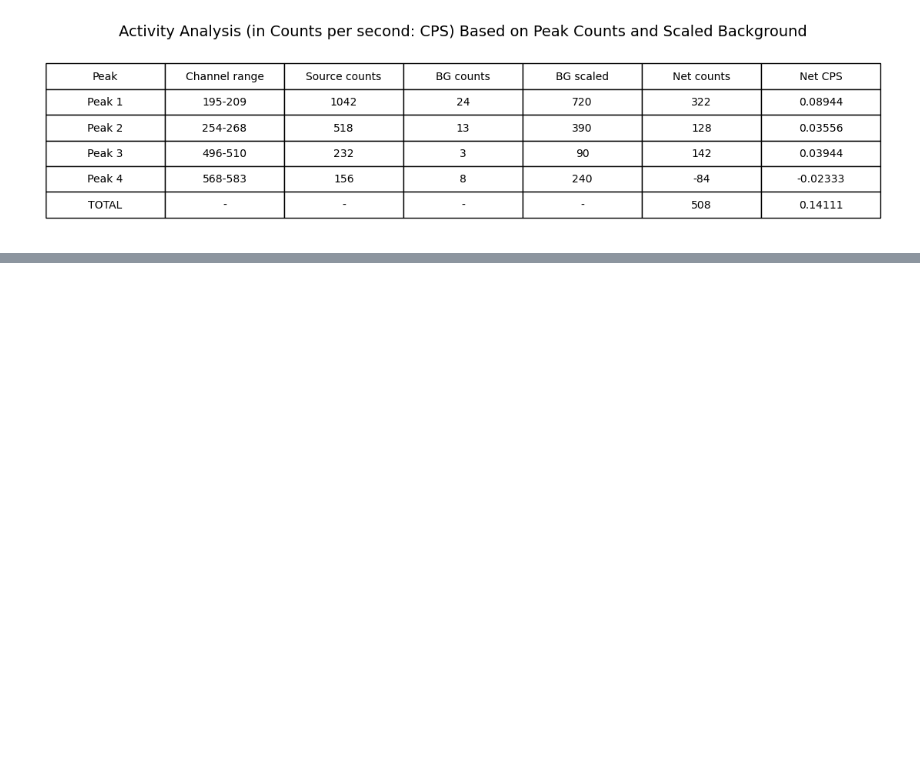
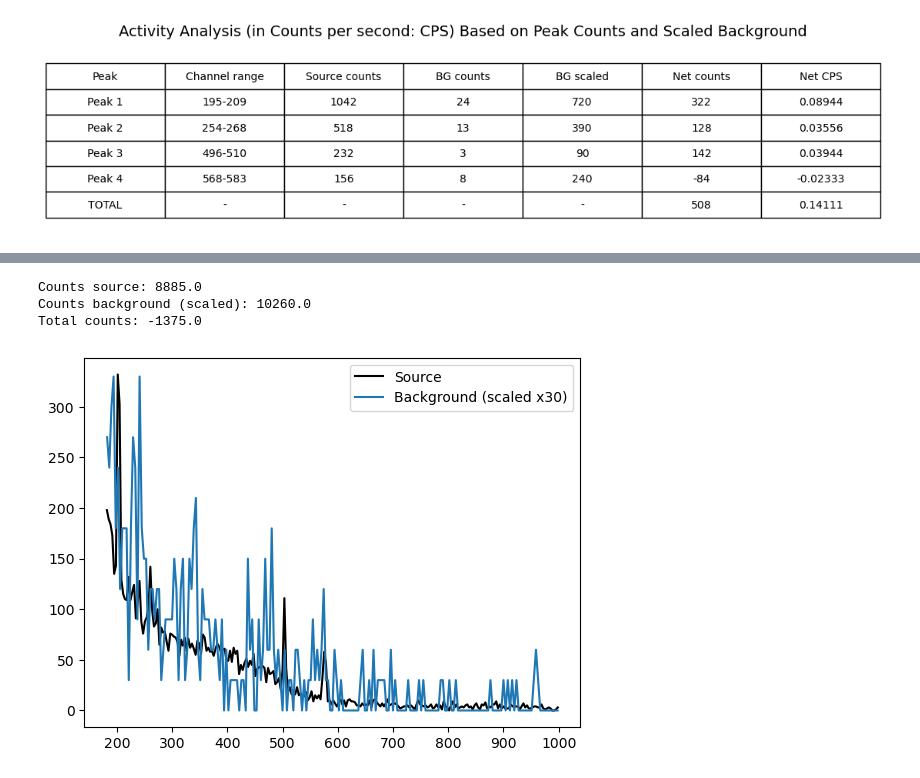
Before and after one commit to SannevWestrenen/NSP2-Particle-Physics---Charley-Sanne, a Jupyter notebook: calibration/Particle Physics - Charley & Sanne.ipynb, the cells around one changed output, grey strips where cells are left out. Drawn from its saved outputs; the diff is of its cells as text; code cells hidden in the pictures; blank space fills up the shorter version.

```diff
--- a/calibration/Particle Physics - Charley & Sanne.ipynb
+++ b/calibration/Particle Physics - Charley & Sanne.ipynb
@@ -1116,0 +1149,56 @@ plt.show()
+# %%
+import numpy as np
+import matplotlib.pyplot as plt
+
+def read_csv_style(filename):
+    x = []
+    y = []
+
+    with open(filename, "r", newline="") as file:
+        next(file)  # skip header
+
+        for line in file:
+            line_splitted = line.split(",")
+            x.append(float(line_splitted[0]))
+            y.append(float(line_splitted[1]))
+
+    return np.array(x), np.array(y)
+
+# Read CSV files
+x_source, y_source = read_csv_style("../251124 mushrooms 3 - 1 hr.csv")
+x_bg, y_bg = read_csv_style("../251202 background - 2 min.csv")
+
+# Scale background and convert to numpy array
+y_bg_scaled = np.array(y_bg) * 30
+
+# Keep only values with x >= 180
+mask_source = x_source >= 180
+mask_bg = x_bg >= 180
+
+x_source_cut = x_source[mask_source]
+y_source_cut = y_source[mask_source]
+
+x_bg_cut = x_bg[mask_bg]
+y_bg_cut = y_bg_scaled[mask_bg]
+
+# Sum the counts
+counts_source = np.sum(y_source_cut)
+counts_bg = np.sum(y_bg_cut)
+counts_sum = counts_source - counts_bg
+
+print("Counts source:", counts_source)
+print("Counts background (scaled):", counts_bg)
+print("Total counts:", counts_sum)
+
+# Plot
+plt.figure()
+plt.plot(x_source_cut, y_source_cut, color="black", label="Source")
+plt.plot(x_bg_cut, y_bg_cut, label="Background (scaled x30)")
+# plt.xlim(500, 700)
+plt.legend()
+plt.show()
+# %% [output]
+Counts source: 8885.0
+Counts background (scaled): 10260.0
+Total counts: -1375.0
+[figure, added]
```
Also changed, not shown: parts of 7 cells of this notebook, 2 other files.
